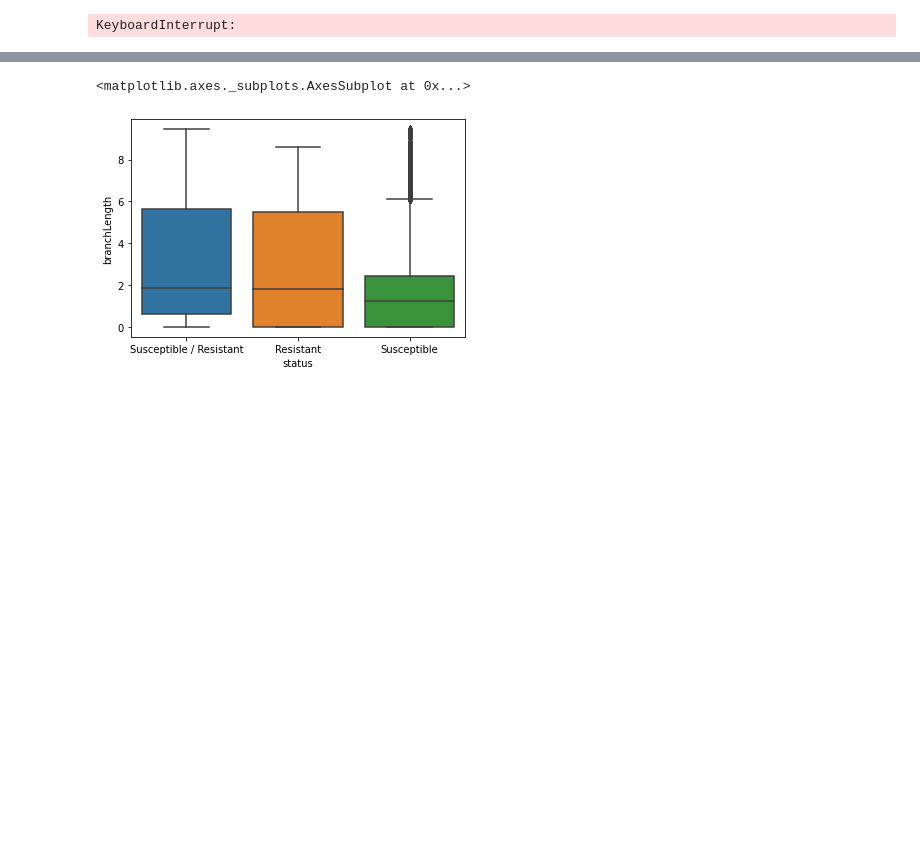
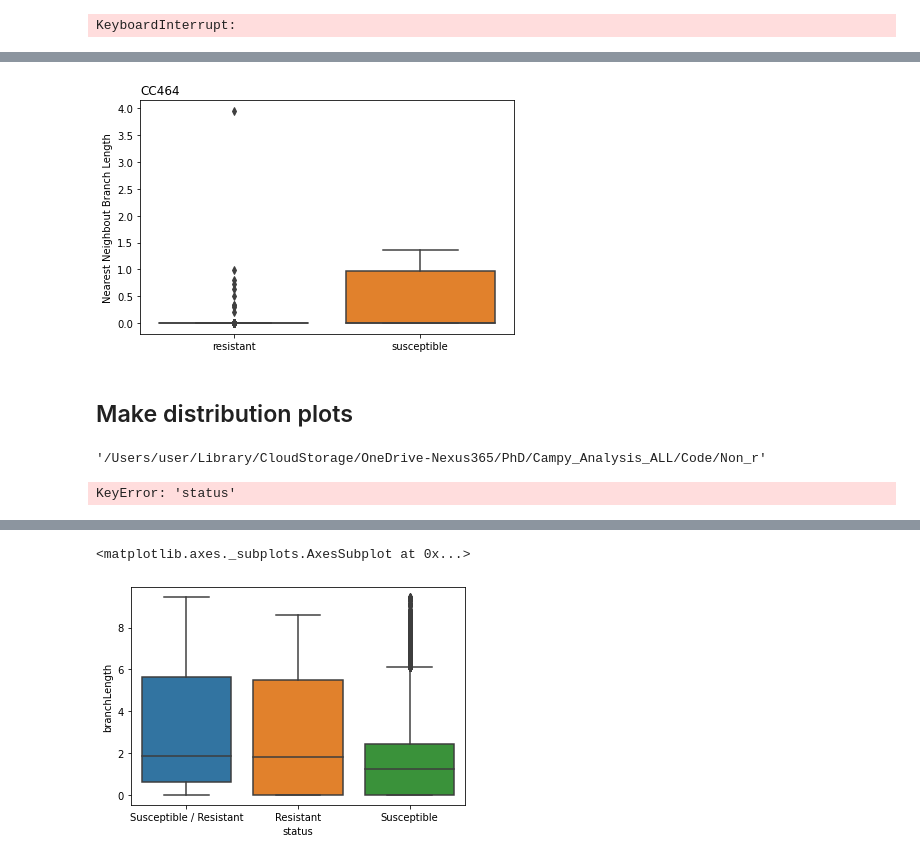
Before and after one commit to bgrdessislava/Campyjejuni_gyrA, a Jupyter notebook: Non_r/Metadata_Treedistance_Merging.ipynb, the cells around one changed output, grey strips where cells are left out. Saved outputs shown, nothing was run; the diff lists cells and outputs as text; code cells hidden in the pictures; blank space fills up the shorter version.

Commit message:
adding lots of new neighbour groups code

```diff
--- a/Non_r/Metadata_Treedistance_Merging.ipynb
+++ b/Non_r/Metadata_Treedistance_Merging.ipynb
@@ -60,3 +76,7 @@ def setLabel(x):
     else:
         return 'Susceptible / Resistant'
 matrix['status'] = matrix['sumResistance'].apply(setLabel)
+
+matrix = matrix.loc[
+    (matrix['status'] != 'Susceptible / Resistant')
+]
@@ -66,0 +93,29 @@ KeyboardInterrupt:
+# %%
+allCC = matrix['ID1cc'].unique()
+allData = []
+for cc in allCC:
+    print(f'Processing {cc}', file=sys.stderr)
+    # Filter by CC
+    cols = ['ID1', 'ID2', 'branchLength', 'ID1resistance', 'ID2resistance']
+    sub = matrix.loc[
+        (matrix['ID1cc'] == cc) & (matrix['sameCC']), cols
+    ]
+
+    id1 = sub[['ID1', 'ID2', 'branchLength', 'ID2resistance', 'ID1resistance']].copy()
+    id1.columns = ['ref', 'target', 'branchLength', 'targetResistance', 'refResistance']
+    id2 = sub[['ID2', 'ID1', 'branchLength', 'ID1resistance', 'ID2resistance']].copy()
+    id2.columns = ['ref', 'target', 'branchLength', 'targetResistance', 'refResistance']
+    sub2 = pd.concat([id1, id2])
+
+    # How far to to travel to meet your nearest resistant neighbout
+    resistanceLengths = sub2.loc[sub2['refResistance']].groupby('ref').apply(resistanceLengths).reset_index()
+    resistanceLengths['type'] = 'Resistant'
+
+    susceptibleLengths = sub2.loc[~sub2['refResistance']].groupby('ref').apply(notResistanceLength).reset_index()
+    susceptibleLengths['type'] = 'Susceptible'
+
+    merged = pd.concat([resistanceLengths, susceptibleLengths]).reset_index()
+    merged['cc'] = cc
+
+    allData.append(merged)
+allData = pd.concat(allData).reset_index(drop=True)
@@ -66,0 +144,11 @@ KeyboardInterrupt:
+# %%
+fig, ax = plt.subplots()
+sns.boxplot(data=merged, y='branchLength', x='type')
+ax.set_title(f'CC{cc}', loc='left')
+ax.set_xlabel('')
+ax.set_ylabel('Nearest Neighbout Branch Length')
+fig.tight_layout()
+# %% [output]
+[figure, added]
+# %% [markdown]
+## Make distribution plots
@@ -66,0 +159,11 @@ KeyboardInterrupt:
+# %%
+pwd
+# %% [output]
+'/Users/user/Library/CloudStorage/OneDrive-Nexus365/PhD/Campy_Analysis_ALL/Code/Non_r'
+# %%
+g = sns.FacetGrid(matrix, hue='status', col='ID1cc', col_wrap=4)
+g.map(sns.kdeplot, 'branchLength')
+g.add_legend()
+g.savefig('../../Figures/Branchlength/branchLengthResSuc.svg')
+# %% [output]
+KeyError: 'status'
```
Also changed, not shown: parts of 10 cells of this notebook, 2 other files.
